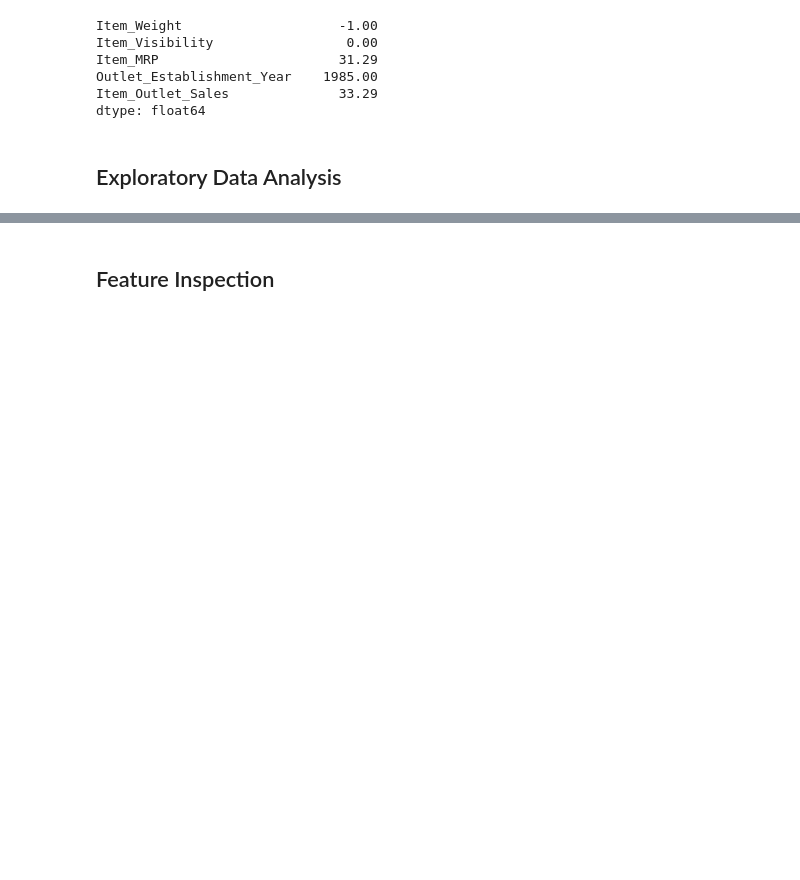
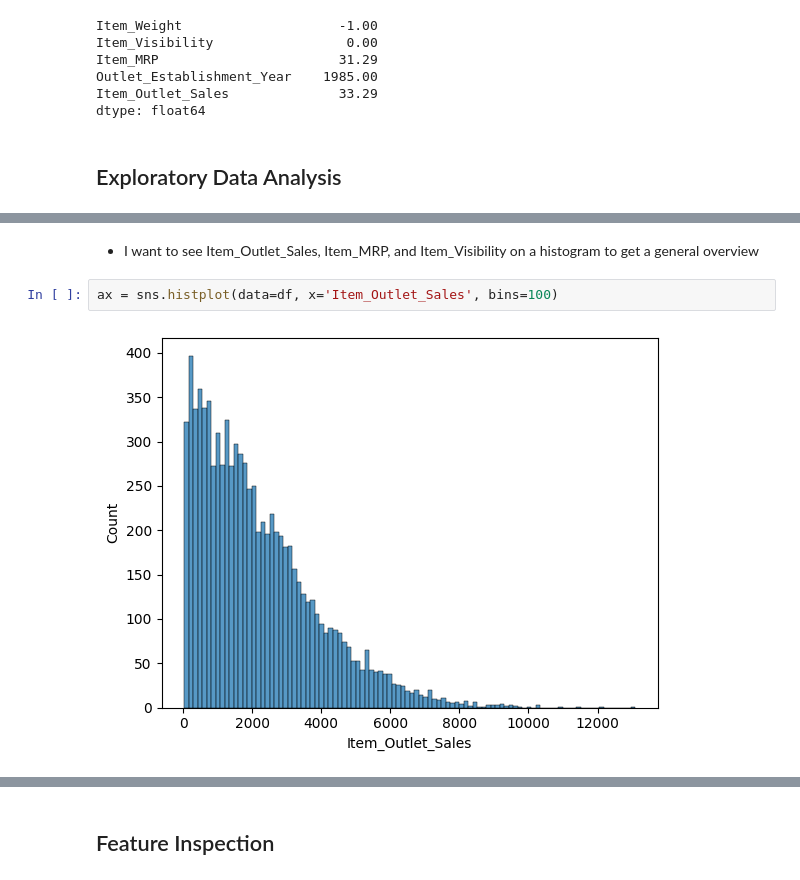
Before and after one commit to parkerholds/Prediction-of-Product-Sales, a Jupyter notebook: Prediction_of_Product_Sales.ipynb, the cells around one changed output, grey strips where cells are left out. Drawn from its saved outputs; the diff is of its cells as text; blank space fills up the shorter version.

```diff
--- a/Prediction_of_Product_Sales.ipynb
+++ b/Prediction_of_Product_Sales.ipynb
@@ -305,0 +317,6 @@ dtype: float64
+# %% [markdown]
+- I want to see Item_Outlet_Sales, Item_MRP, and Item_Visibility on a histogram to get a general overview
+# %%
+ax = sns.histplot(data=df, x='Item_Outlet_Sales', bins=100)
+# %% [output]
+[figure, added]
```
Also changed, not shown: parts of 39 cells of this notebook.
